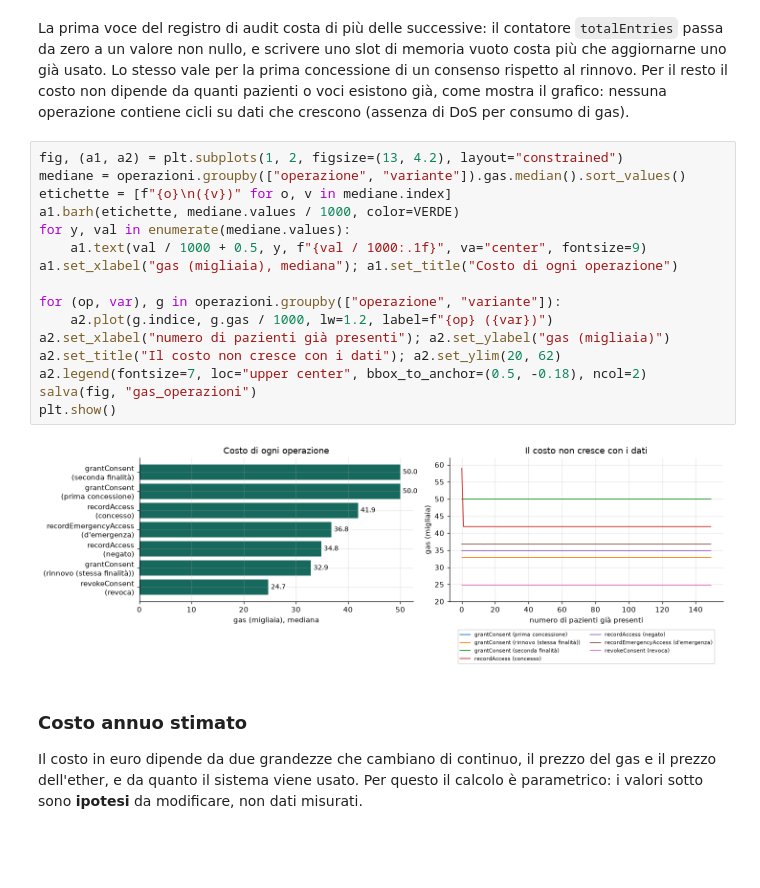
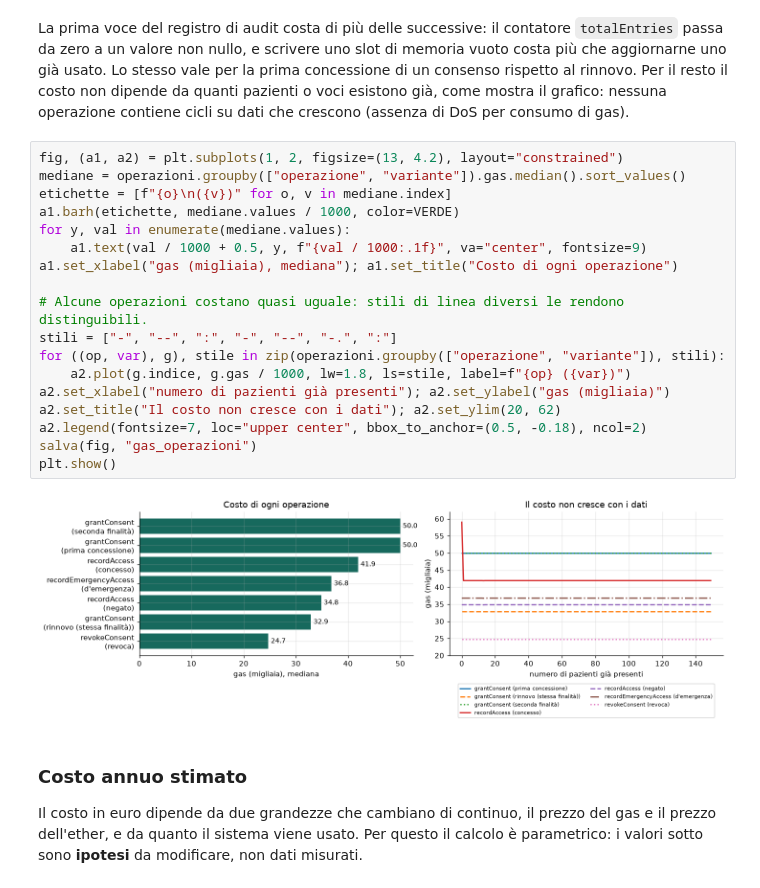
Before and after one commit to Rcal97/sicurezza-dati-cartella-clinica-passwordless, a Jupyter notebook: analisi/analisi.ipynb, the cells around one changed output. Cells and saved outputs as stored; diff of their text form; blank space fills up the shorter version.

```diff
--- a/analisi/analisi.ipynb
+++ b/analisi/analisi.ipynb
@@ -109,21 +109,23 @@ La prima voce del registro di audit costa di più delle successive: il contatore
 # %%
 fig, (a1, a2) = plt.subplots(1, 2, figsize=(13, 4.2), layout="constrained")
 mediane = operazioni.groupby(["operazione", "variante"]).gas.median().sort_values()
 etichette = [f"{o}\n({v})" for o, v in mediane.index]
 a1.barh(etichette, mediane.values / 1000, color=VERDE)
 for y, val in enumerate(mediane.values):
     a1.text(val / 1000 + 0.5, y, f"{val / 1000:.1f}", va="center", fontsize=9)
 a1.set_xlabel("gas (migliaia), mediana"); a1.set_title("Costo di ogni operazione")
 
-for (op, var), g in operazioni.groupby(["operazione", "variante"]):
-    a2.plot(g.indice, g.gas / 1000, lw=1.2, label=f"{op} ({var})")
+# Alcune operazioni costano quasi uguale: stili di linea diversi le rendono distinguibili.
+stili = ["-", "--", ":", "-", "--", "-.", ":"]
+for ((op, var), g), stile in zip(operazioni.groupby(["operazione", "variante"]), stili):
+    a2.plot(g.indice, g.gas / 1000, lw=1.8, ls=stile, label=f"{op} ({var})")
 a2.set_xlabel("numero di pazienti già presenti"); a2.set_ylabel("gas (migliaia)")
 a2.set_title("Il costo non cresce con i dati"); a2.set_ylim(20, 62)
 a2.legend(fontsize=7, loc="upper center", bbox_to_anchor=(0.5, -0.18), ncol=2)
 salva(fig, "gas_operazioni")
 plt.show()
 # %% [output]
-[figure, old version]
+[figure, new version]
 # %% [markdown]
 ### Costo annuo stimato
 Il costo in euro dipende da due grandezze che cambiano di continuo, il prezzo del gas e il prezzo dell'ether, e da quanto il sistema viene usato. Per questo il calcolo è parametrico: i valori sotto sono **ipotesi** da modificare, non dati misurati.
```
Also changed, not shown: parts of 1 cell of this notebook, 11 other files.
